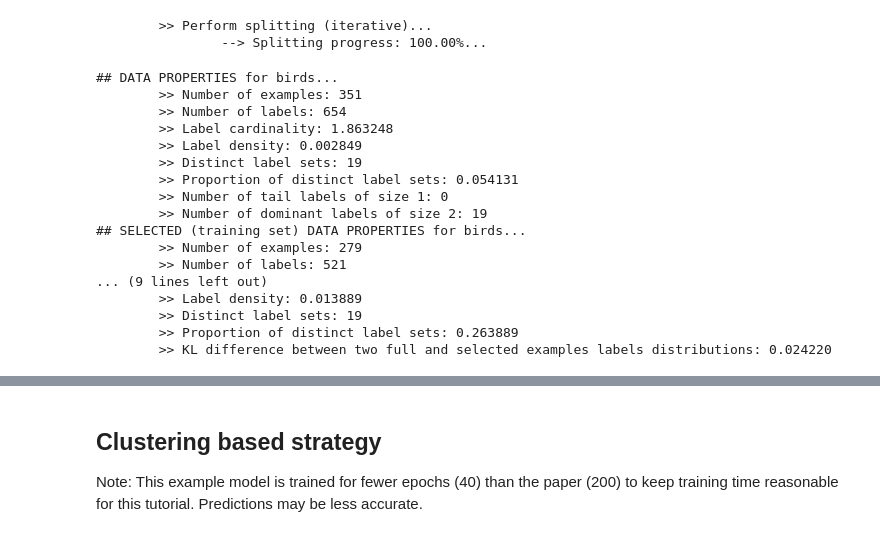
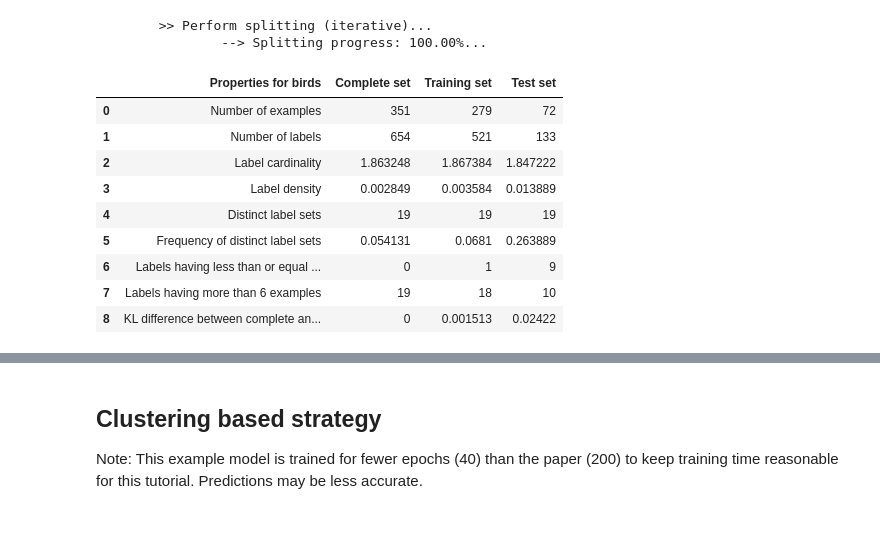
Before and after one commit to arbasher/straSplit, a Jupyter notebook: src/doc/split.ipynb, the cells around one changed output, grey strips where cells are left out. Cells and saved outputs as stored; diff of their text form; code cells hidden in the pictures.

```diff
--- a/src/doc/split.ipynb
+++ b/src/doc/split.ipynb
@@ -136,29 +148,17 @@ training_idx, test_idx = st.fit(y=y)
                 --> Splitting progress: 100.00%...
 # %%
 model_name = "iterative2split"
-data_properties(y=y.toarray(), selected_examples=training_idx, num_tails=1,
-                display_full_properties=True, dataset_name=dsname,
-                model_name=model_name, split_set_name="training",
-                rspath=RESULT_PATH)
-data_properties(y=y.toarray(), selected_examples=test_idx, num_tails=1,
-                display_full_properties=False, dataset_name=dsname,
-                model_name=model_name, split_set_name="test",
-                rspath=RESULT_PATH, mode="a")
+df, chart = data_properties(y=y.toarray(), selected_examples=[training_idx, test_idx], num_tails=5, dataset_name=dsname,
+                            model_name=model_name, rspath=RESULT_PATH, display_dataframe=True, display_figure=True)
+df
 # %% [output]
-## DATA PROPERTIES for birds...
-        >> Number of examples: 351
-        >> Number of labels: 654
-        >> Label cardinality: 1.863248
-        >> Label density: 0.002849
-        >> Distinct label sets: 19
-        >> Proportion of distinct label sets: 0.054131
-        >> Number of tail labels of size 1: 0
-        >> Number of dominant labels of size 2: 19
-## SELECTED (training set) DATA PROPERTIES for birds...
-        >> Number of examples: 279
-        >> Number of labels: 521
-... (9 lines left out)
-        >> Label density: 0.013889
-        >> Distinct label sets: 19
-        >> Proportion of distinct label sets: 0.263889
-        >> KL difference between two full and selected examples labels distributions: 0.024220
+|  | Properties for birds | Complete set | Training set | Test set |
+| 0 | Number of examples | 351 | 279 | 72 |
+| 1 | Number of labels | 654 | 521 | 133 |
+| 2 | Label cardinality | 1.863248 | 1.867384 | 1.847222 |
+| 3 | Label density | 0.002849 | 0.003584 | 0.013889 |
+| 4 | Distinct label sets | 19 | 19 | 19 |
+| 5 | Frequency of distinct label sets | 0.054131 | 0.0681 | 0.263889 |
+| 6 | Labels having less than or equal ... | 0 | 1 | 9 |
+| 7 | Labels having more than 6 examples | 19 | 18 | 10 |
+| 8 | KL difference between complete an... | 0 | 0.001513 | 0.02422 |
```
Also changed, not shown: parts of 44 cells of this notebook, 12 other files.
